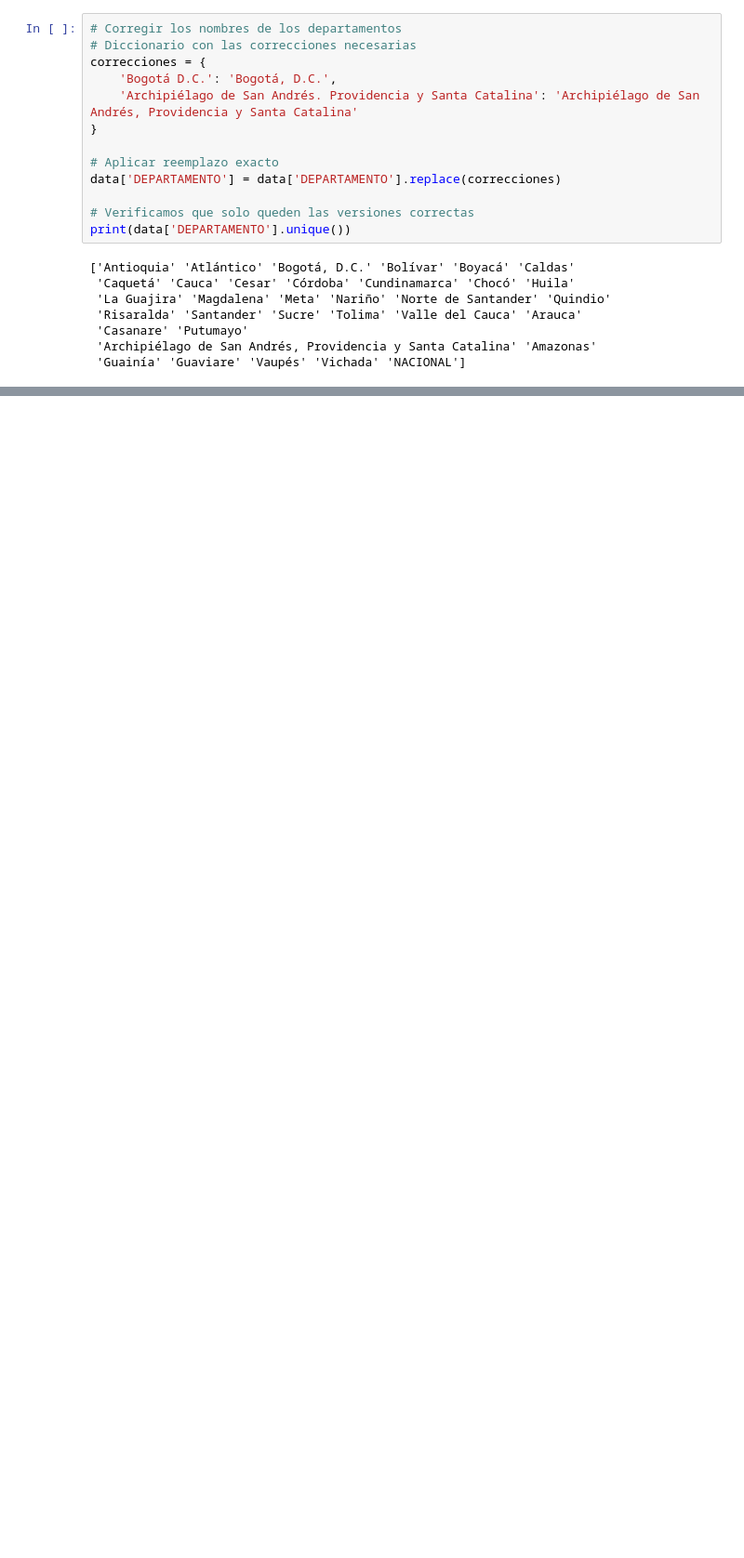
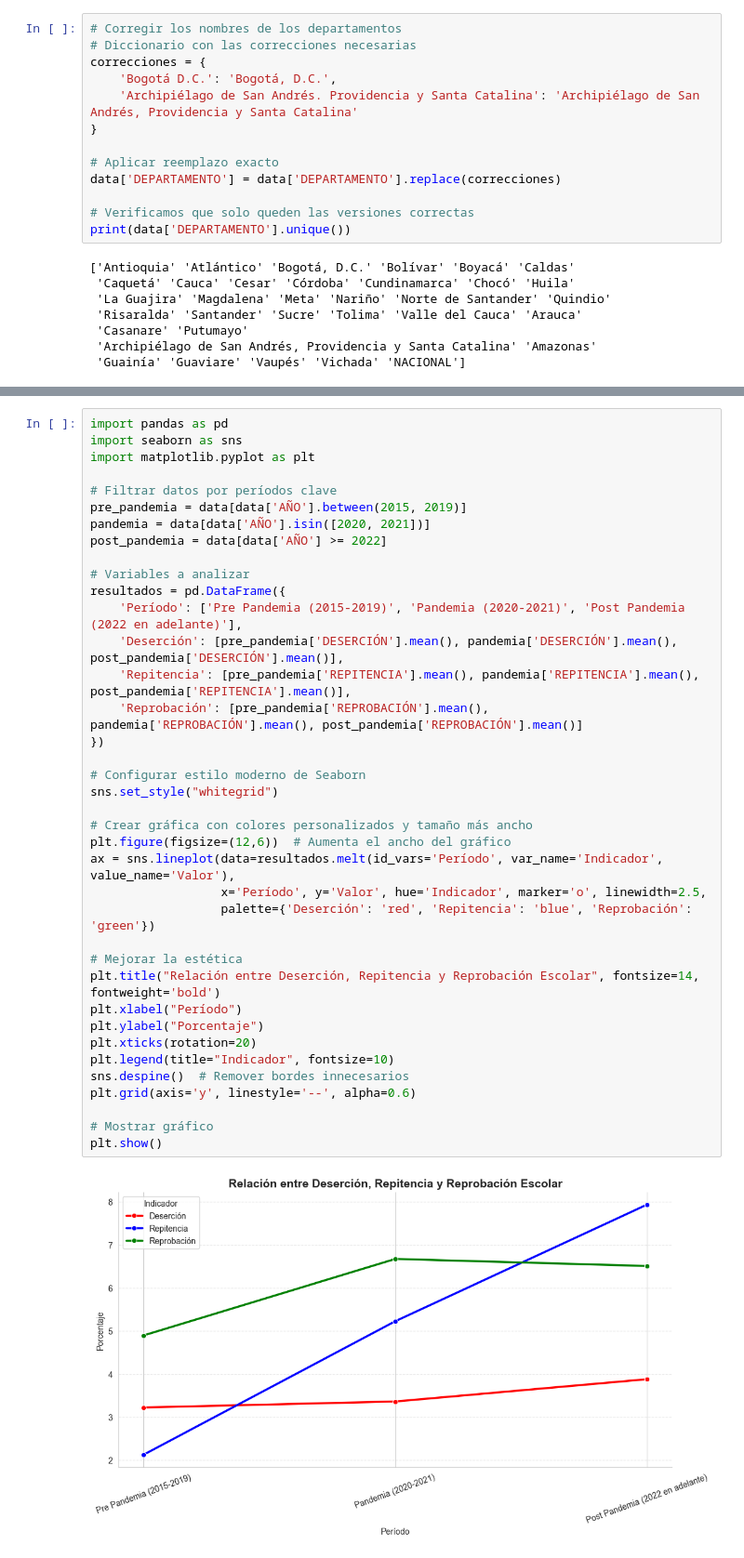
Before and after one commit to Fabiloz/Proyecto_Final, a Jupyter notebook: Análisis_de_Indicadores_Educativos.ipynb, the cells around one changed output, grey strips where cells are left out. Shown at 93% size. Drawn from its saved outputs; the diff is of its cells as text; blank space fills up the shorter version.

```diff
--- a/Análisis_de_Indicadores_Educativos.ipynb
+++ b/Análisis_de_Indicadores_Educativos.ipynb
@@ -568,0 +802,40 @@ print(data['DEPARTAMENTO'].unique())
+# %%
+import pandas as pd
+import seaborn as sns
+import matplotlib.pyplot as plt
+
+# Filtrar datos por períodos clave
+pre_pandemia = data[data['AÑO'].between(2015, 2019)]
+pandemia = data[data['AÑO'].isin([2020, 2021])]
+post_pandemia = data[data['AÑO'] >= 2022]
+
+# Variables a analizar
+resultados = pd.DataFrame({
+    'Período': ['Pre Pandemia (2015-2019)', 'Pandemia (2020-2021)', 'Post Pandemia (2022 en adelante)'],
+    'Deserción': [pre_pandemia['DESERCIÓN'].mean(), pandemia['DESERCIÓN'].mean(), post_pandemia['DESERCIÓN'].mean()],
+    'Repitencia': [pre_pandemia['REPITENCIA'].mean(), pandemia['REPITENCIA'].mean(), post_pandemia['REPITENCIA'].mean()],
+    'Reprobación': [pre_pandemia['REPROBACIÓN'].mean(), pandemia['REPROBACIÓN'].mean(), post_pandemia['REPROBACIÓN'].mean()]
+})
+
+# Configurar estilo moderno de Seaborn
+sns.set_style("whitegrid")
+
+# Crear gráfica con colores personalizados y tamaño más ancho
+plt.figure(figsize=(12,6))  # Aumenta el ancho del gráfico
+ax = sns.lineplot(data=resultados.melt(id_vars='Período', var_name='Indicador', value_name='Valor'),
+                  x='Período', y='Valor', hue='Indicador', marker='o', linewidth=2.5,
+                  palette={'Deserción': 'red', 'Repitencia': 'blue', 'Reprobación': 'green'})
+
+# Mejorar la estética
+plt.title("Relación entre Deserción, Repitencia y Reprobación Escolar", fontsize=14, fontweight='bold')
+plt.xlabel("Período")
+plt.ylabel("Porcentaje")
+plt.xticks(rotation=20)
+plt.legend(title="Indicador", fontsize=10)
+sns.despine()  # Remover bordes innecesarios
+plt.grid(axis='y', linestyle='--', alpha=0.6)
+
+# Mostrar gráfico
+plt.show()
+# %% [output]
+[figure, added]
```
Also changed, not shown: parts of 32 cells of this notebook, 1 other file.
